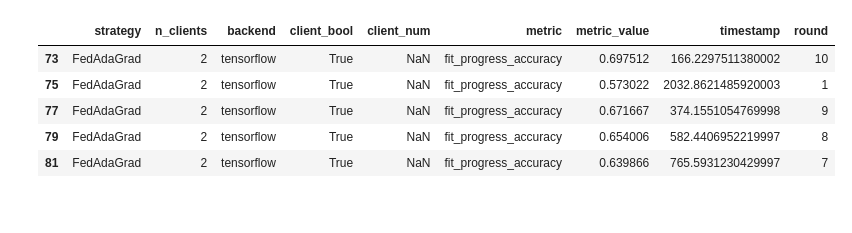
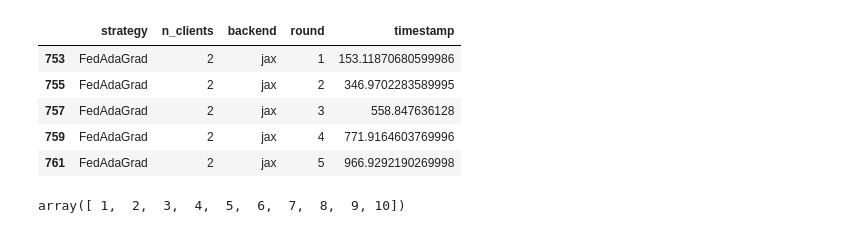
Before and after one commit to fedorTurchenko18/dsc-516, a Jupyter notebook: federated-learning-results/eda_logs.ipynb, the cells around one changed output. Cells and saved outputs as stored; diff of their text form; code cells hidden in the pictures.

```diff
--- a/federated-learning-results/eda_logs.ipynb
+++ b/federated-learning-results/eda_logs.ipynb
@@ -245,10 +250,18 @@ for strategy in strategies:
 # %%
 #Now we need to use the accuracy rows but instead calculate the differnect from the timestamps to see how long it took to get to that accuracy
-acc.head()
+df_for_time = df[df['metric'].str.contains('fit_progress_accuracy')]
+df_for_time = df_for_time[['strategy', 'n_clients', 'backend', 'round', 'timestamp']]
+#make round int so we can sort
+df_for_time.sort_values(by=['strategy', 'n_clients', 'backend','round'], inplace=True)
+df_for_time.head()
 # %% [output]
-|  | strategy | n_clients | backend | client_bool | client_num | metric | metric_value | timestamp | round |
-| 73 | FedAdaGrad | 2 | tensorflow | True | NaN | fit_progress_accuracy | 0.697512 | 166.2297511380002 | 10 |
-| 75 | FedAdaGrad | 2 | tensorflow | True | NaN | fit_progress_accuracy | 0.573022 | 2032.8621485920003 | 1 |
-| 77 | FedAdaGrad | 2 | tensorflow | True | NaN | fit_progress_accuracy | 0.671667 | 374.1551054769998 | 9 |
-| 79 | FedAdaGrad | 2 | tensorflow | True | NaN | fit_progress_accuracy | 0.654006 | 582.4406952219997 | 8 |
-| 81 | FedAdaGrad | 2 | tensorflow | True | NaN | fit_progress_accuracy | 0.639866 | 765.5931230429997 | 7 |
+|  | strategy | n_clients | backend | round | timestamp |
+| 753 | FedAdaGrad | 2 | jax | 1 | 153.11870680599986 |
+| 755 | FedAdaGrad | 2 | jax | 2 | 346.9702283589995 |
+| 757 | FedAdaGrad | 2 | jax | 3 | 558.847636128 |
+| 759 | FedAdaGrad | 2 | jax | 4 | 771.9164603769996 |
+| 761 | FedAdaGrad | 2 | jax | 5 | 966.9292190269998 |
+# %%
+df_for_time['round'].unique()
+# %% [output]
+array([ 1,  2,  3,  4,  5,  6,  7,  8,  9, 10])
```
Also changed, not shown: parts of 21 cells of this notebook, 1 other file.
